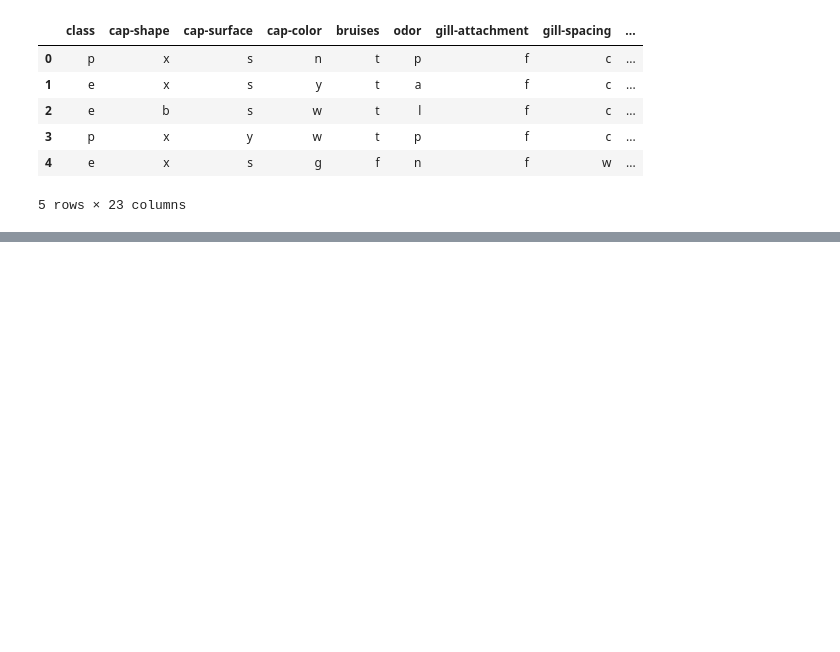
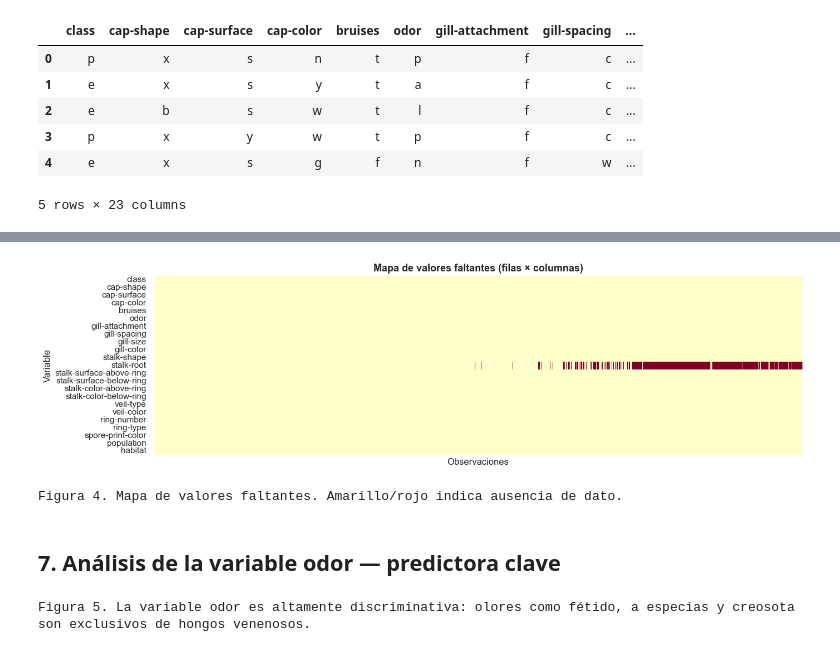
Before and after one commit to AleWWH1104/Lab10-md, a Jupyter notebook: Lab10.ipynb, the cells around one changed output, grey strips where cells are left out. Drawn from its saved outputs; the diff is of its cells as text; code cells hidden in the pictures; blank space fills up the shorter version.

```diff
--- a/Lab10.ipynb
+++ b/Lab10.ipynb
@@ -53,0 +264,49 @@ Dataset cargado: 8124 filas × 23 columnas
+# %%
+# Visualización de missing values con heatmap (Seaborn)
+# Reemplazamos '?' por NaN para visualizar correctamente
+df_viz = df.replace('?', np.nan)
+
+fig, ax = plt.subplots(figsize=(14, 4))
+sns.heatmap(df_viz.isnull().T,
+            cmap='YlOrRd', cbar=False,
+            yticklabels=True, xticklabels=False, ax=ax)
+ax.set_title('Mapa de valores faltantes (filas × columnas)', fontsize=13, fontweight='bold')
+ax.set_xlabel('Observaciones')
+ax.set_ylabel('Variable')
+plt.tight_layout()
+plt.savefig('missing_values_heatmap.png', dpi=150, bbox_inches='tight')
+plt.show()
+print('Figura 4. Mapa de valores faltantes. Amarillo/rojo indica ausencia de dato.')
+# %% [output]
+[figure, added]
+Figura 4. Mapa de valores faltantes. Amarillo/rojo indica ausencia de dato.
+# %% [markdown]
+## 7. Análisis de la variable odor — predictora clave
+# %%
+# 'odor' es conocida por ser altamente discriminativa en este dataset
+odor_map = {
+    'a': 'almendra', 'l': 'anís', 'c': 'creosota',
+    'y': 'pescado', 'f': 'fétido', 'm': 'a tierra',
+    'n': 'ninguno', 'p': 'picante', 's': 'a especias'
+}
+
+df_odor = df.copy()
+df_odor['odor_label'] = df_odor['odor'].map(odor_map)
+
+odor_class = df_odor.groupby(['odor_label', 'class']).size().unstack(fill_value=0)
+odor_class.columns = ['Comestible', 'Venenoso']
+odor_class = odor_class.sort_values('Venenoso', ascending=False)
+
+fig = px.bar(
+    odor_class.reset_index(), x='odor_label',
+    y=['Comestible', 'Venenoso'],
+    barmode='group',
+    color_discrete_map={'Comestible': '#d38f62', 'Venenoso': '#e7695b'},
+    title='Distribución de clases según tipo de olor (odor)',
+    labels={'odor_label': 'Olor', 'value': 'Frecuencia', 'variable': 'Clase'}
+)
+fig.update_layout(plot_bgcolor='white', title_font_size=15)
+fig.show()
+print('Figura 5. La variable odor es altamente discriminativa: olores como fétido, a especias y creosota son exclusivos de hongos venenosos.')
+# %% [output]
+Figura 5. La variable odor es altamente discriminativa: olores como fétido, a especias y creosota son exclusivos de hongos venenosos.
```
Also changed, not shown: parts of 14 cells of this notebook, 4 other files.
